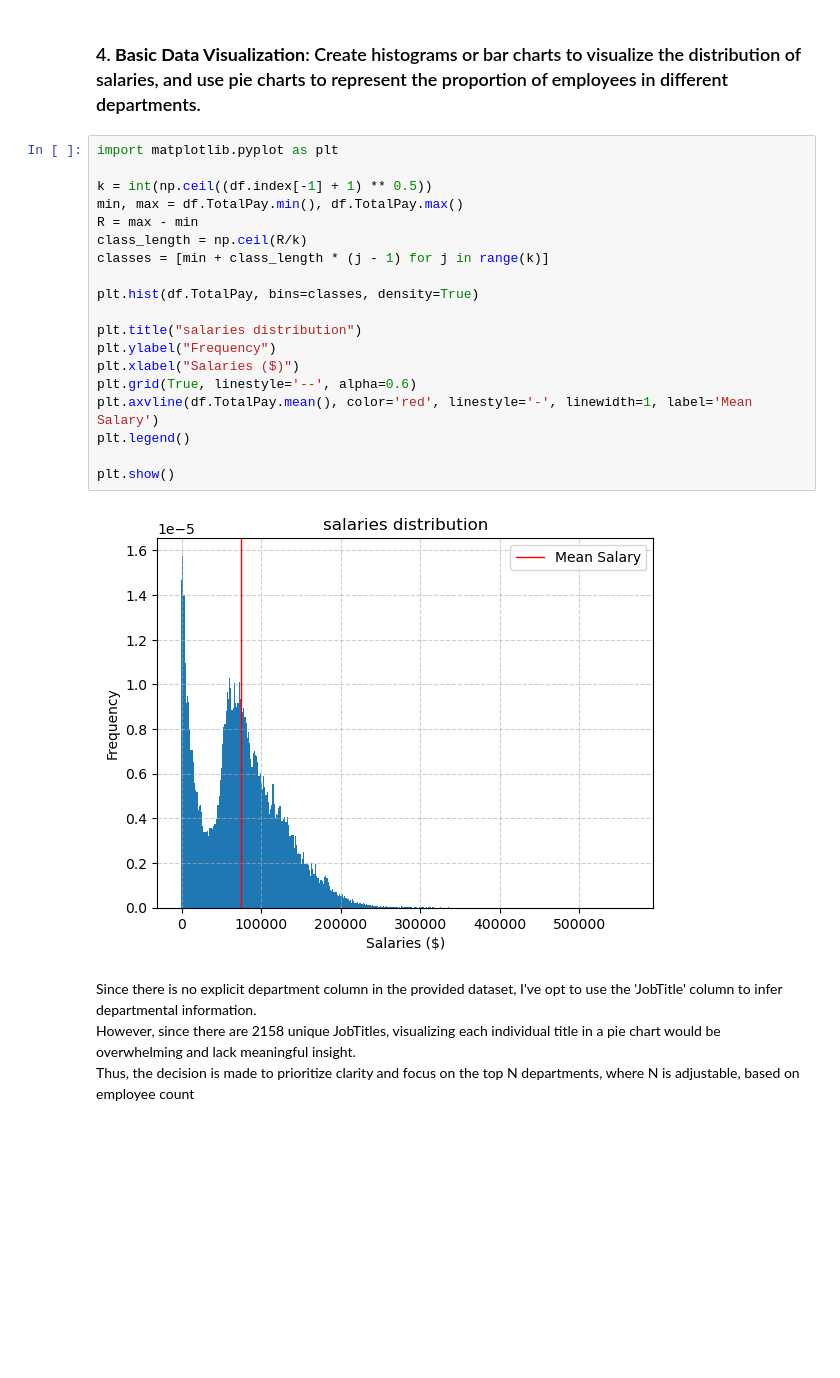
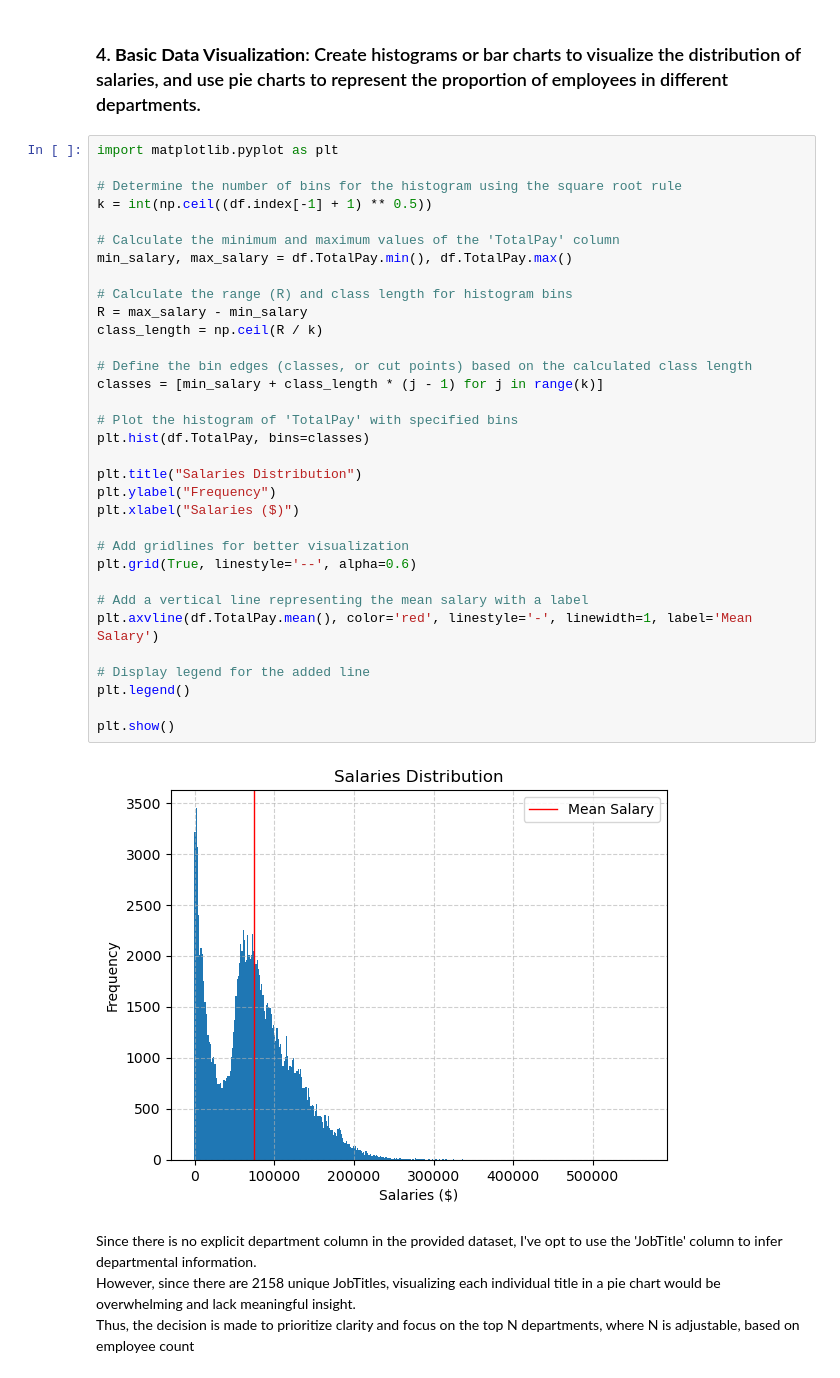
Before and after one commit to AMQ4/ShAI_BootCamp_Assignment, a Jupyter notebook: tasksol.ipynb, the cells around one changed output. Cells and saved outputs as stored; diff of their text form; blank space fills up the shorter version.

```diff
--- a/tasksol.ipynb
+++ b/tasksol.ipynb
@@ -199,24 +219,38 @@ https://rb.gy/le1m0o
 # %%
 import matplotlib.pyplot as plt
 
+# Determine the number of bins for the histogram using the square root rule
 k = int(np.ceil((df.index[-1] + 1) ** 0.5))
-min, max = df.TotalPay.min(), df.TotalPay.max()
-R = max - min
-class_length = np.ceil(R/k)
-classes = [min + class_length * (j - 1) for j in range(k)]
 
-plt.hist(df.TotalPay, bins=classes, density=True)
+# Calculate the minimum and maximum values of the 'TotalPay' column
+min_salary, max_salary = df.TotalPay.min(), df.TotalPay.max()
 
-plt.title("salaries distribution")
+# Calculate the range (R) and class length for histogram bins
+R = max_salary - min_salary
+class_length = np.ceil(R / k)
+
+# Define the bin edges (classes, or cut points) based on the calculated class length
+classes = [min_salary + class_length * (j - 1) for j in range(k)]
+
+# Plot the histogram of 'TotalPay' with specified bins
+plt.hist(df.TotalPay, bins=classes)
+
+plt.title("Salaries Distribution")
 plt.ylabel("Frequency")
 plt.xlabel("Salaries ($)")
+
+# Add gridlines for better visualization
 plt.grid(True, linestyle='--', alpha=0.6)
+
+# Add a vertical line representing the mean salary with a label
 plt.axvline(df.TotalPay.mean(), color='red', linestyle='-', linewidth=1, label='Mean Salary')
+
+# Display legend for the added line
 plt.legend()
 
 plt.show()
 # %% [output]
-[figure, old version]
+[figure, new version]
 # %% [markdown]
 Since there is no explicit department column in the provided dataset, I've opt to use the 'JobTitle' column to infer departmental information.
 However, since there are 2158 unique JobTitles, visualizing each individual title in a pie chart would be overwhelming and lack meaningful insight.
```
Also changed, not shown: parts of 13 cells of this notebook.
